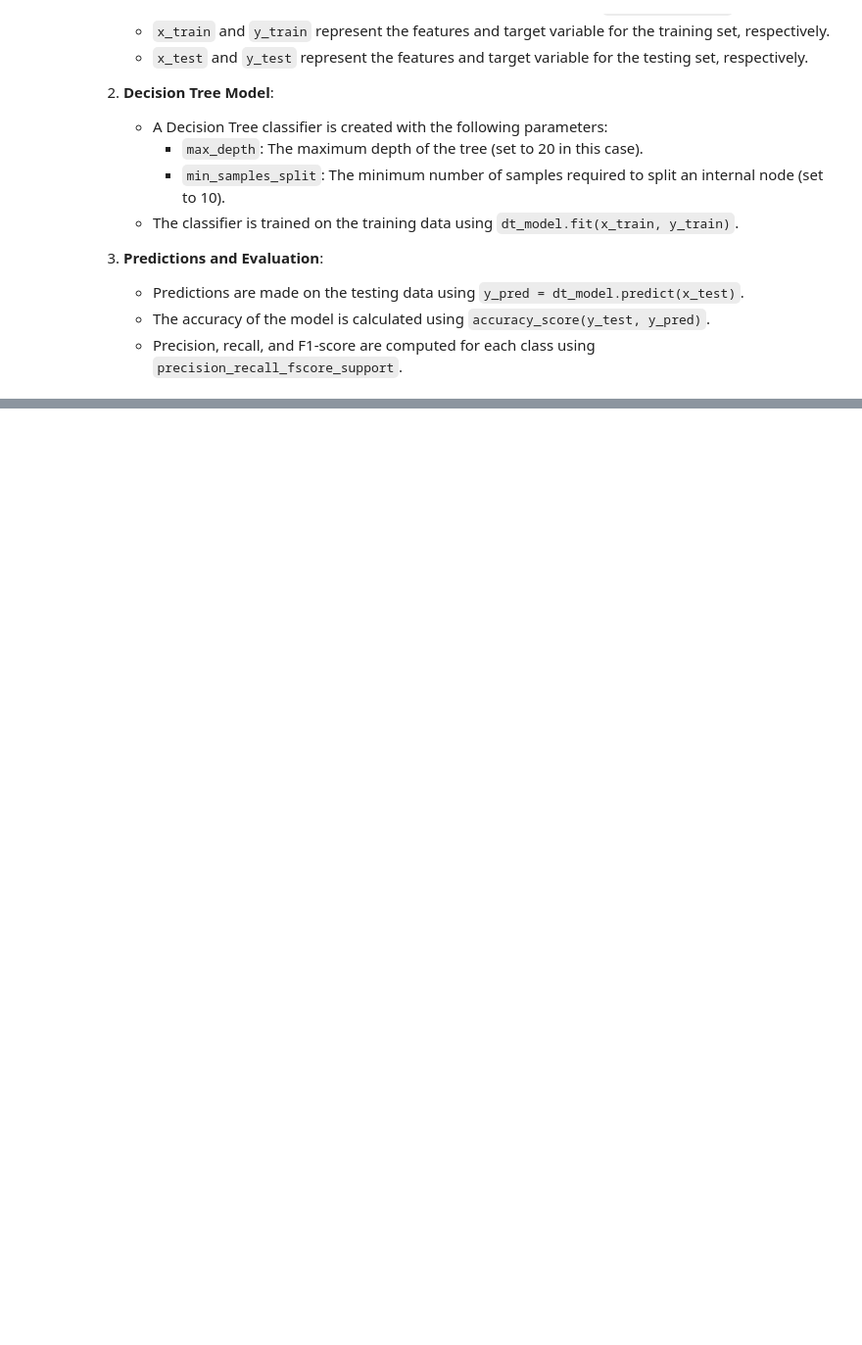
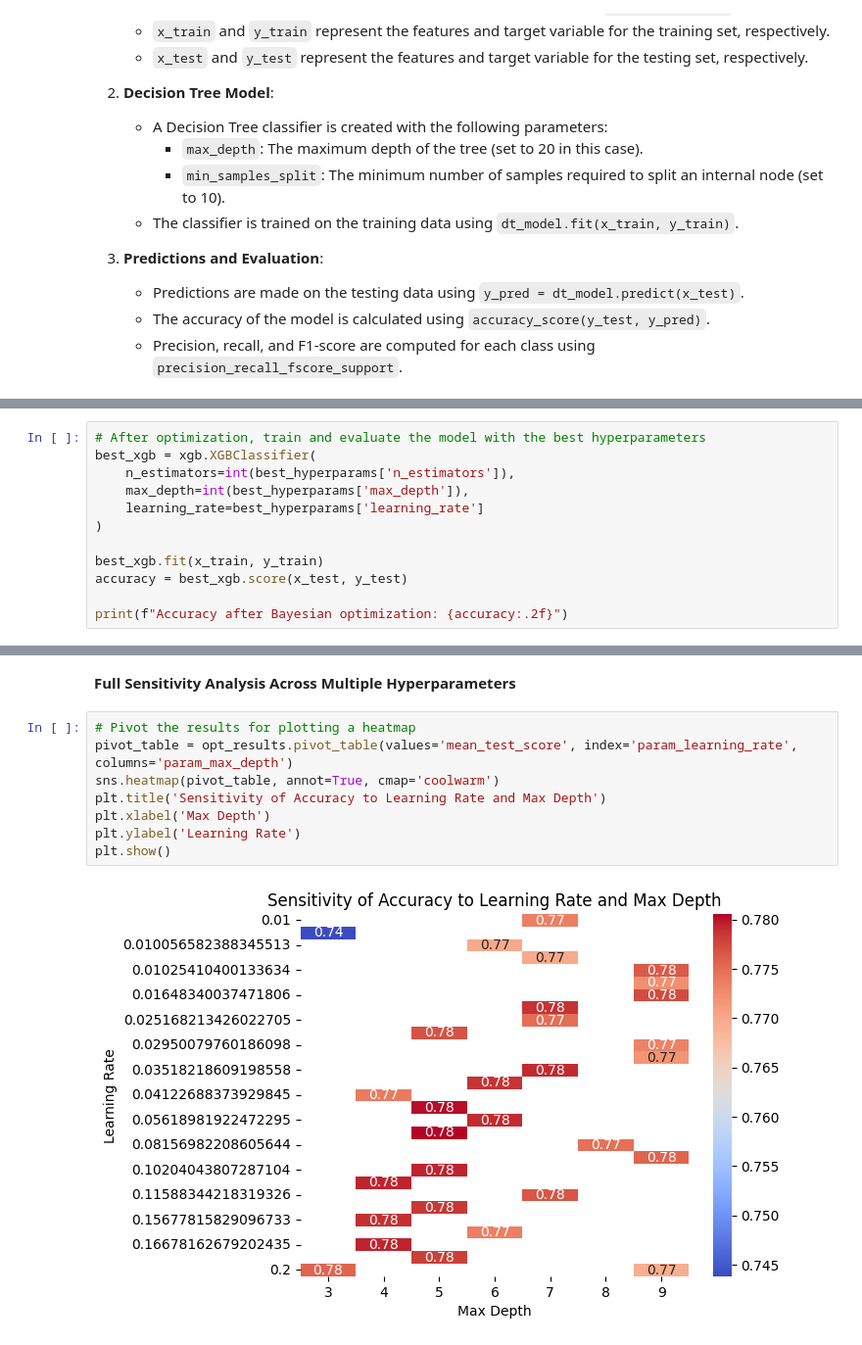
Before and after one commit to rounak97/Credit-Risk-Modelling-Using-Machine-Learning, a Jupyter notebook: Credit_risk_notebook.ipynb, the cells around one changed output, grey strips where cells are left out. Shown at 98% size. Saved outputs shown, nothing was run; the diff lists cells and outputs as text; blank space fills up the shorter version.

```diff
--- a/Credit_risk_notebook.ipynb
+++ b/Credit_risk_notebook.ipynb
@@ -880,0 +1118,12 @@ Test Accuracy: 0.7811719957209081
+# %%
+# After optimization, train and evaluate the model with the best hyperparameters
+best_xgb = xgb.XGBClassifier(
+    n_estimators=int(best_hyperparams['n_estimators']),
+    max_depth=int(best_hyperparams['max_depth']),
+    learning_rate=best_hyperparams['learning_rate']
+)
+
+best_xgb.fit(x_train, y_train)
+accuracy = best_xgb.score(x_test, y_test)
+
+print(f"Accuracy after Bayesian optimization: {accuracy:.2f}")
@@ -880,0 +1216,12 @@ Test Accuracy: 0.7811719957209081
+# %% [markdown]
+**Full Sensitivity Analysis Across Multiple Hyperparameters**
+# %%
+# Pivot the results for plotting a heatmap
+pivot_table = opt_results.pivot_table(values='mean_test_score', index='param_learning_rate', columns='param_max_depth')
+sns.heatmap(pivot_table, annot=True, cmap='coolwarm')
+plt.title('Sensitivity of Accuracy to Learning Rate and Max Depth')
+plt.xlabel('Max Depth')
+plt.ylabel('Learning Rate')
+plt.show()
+# %% [output]
+[figure, added]
```
Also changed, not shown: parts of 60 cells of this notebook.
